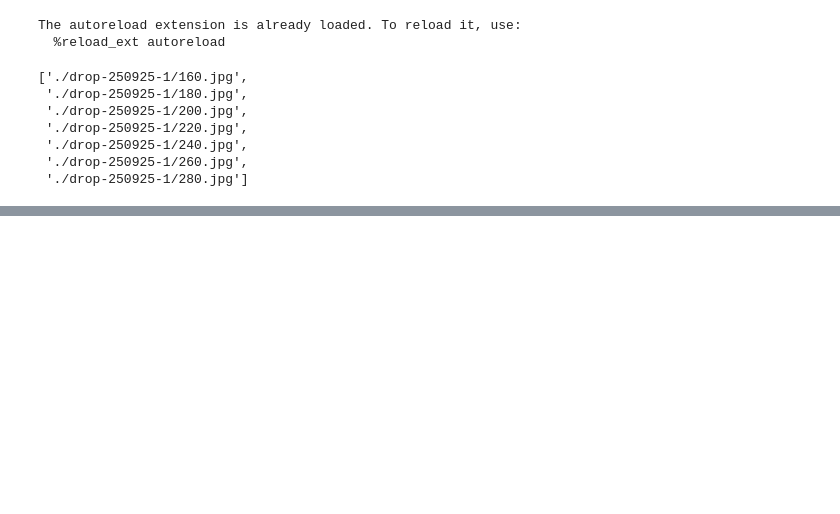
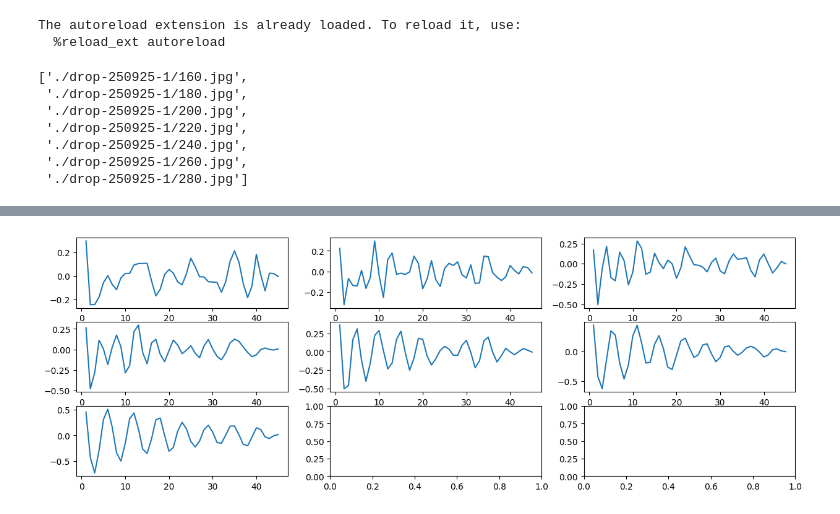
Before and after one commit to annamogo/DiplomaLISF, a Jupyter notebook: sequence_image_anal.ipynb, the cells around one changed output, grey strips where cells are left out. Drawn from its saved outputs; the diff is of its cells as text; code cells hidden in the pictures; blank space fills up the shorter version.

```diff
--- a/sequence_image_anal.ipynb
+++ b/sequence_image_anal.ipynb
@@ -123,9 +157,18 @@ for i in range(img_count):
 # %%
 # to make peaks more prominent it is nesessary to
 # remove low frequencies from the signals
 # we will use san.my_butter_high to create high pass filter
-nl = 2
+fs=1
+nl = 3
 f_min = nl/sig_len
 border = 4
 
 bh, ah = signal.butter(border, f_min, btype = 'highpass', fs=fs)
+sig_h = [signal.filtfilt(bh, ah, img, method='gust') for img in imgs]
+
+fig, ax = plt.subplots(row_count, 3, figsize=(5*row_count, 5))
+
+for i in range(img_count):
+    ax[i//3][i%3].plot(*san.auto_corr(sig_h[i], sig_len, dt=1))
+# %% [output]
+[figure, added]
```
Also changed, not shown: parts of 13 cells of this notebook, 1 other file.
